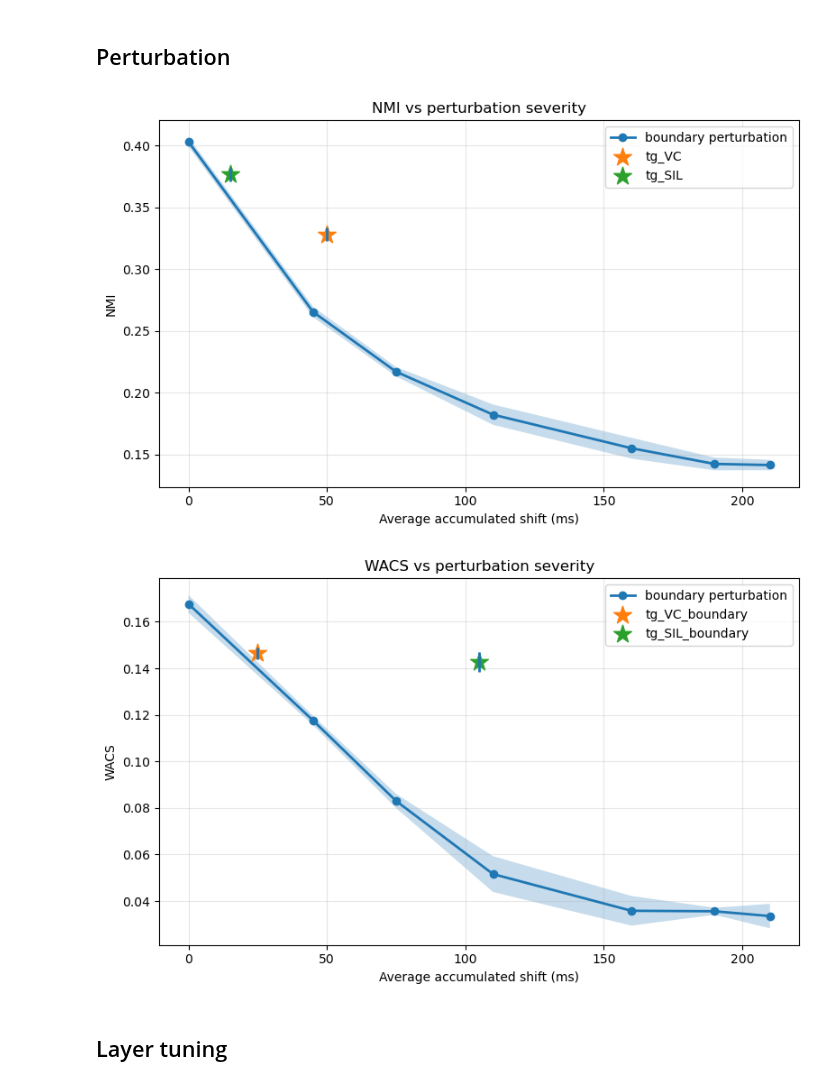
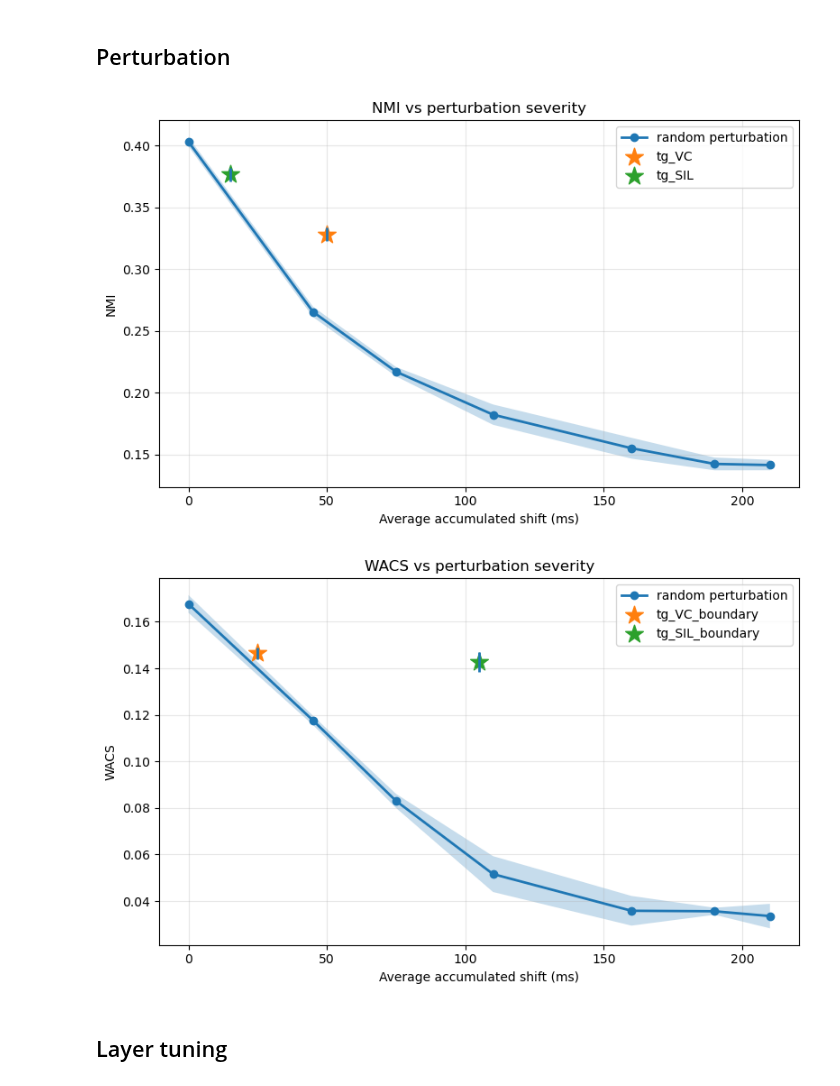
Before and after one commit to mahesh-ak/MFA, a Jupyter notebook: Analysis.ipynb, the cells around one changed output. Drawn from its saved outputs; the diff is of its cells as text; code cells hidden in the pictures.

```diff
--- a/Analysis.ipynb
+++ b/Analysis.ipynb
@@ -96,7 +96,7 @@ def plot_metric(metric_name,ylabel):
         means,
         marker="o",
         linewidth=2,
-        label="boundary perturbation"
+        label="random perturbation"
     )
 
     plt.fill_between(
@@ -133,38 +133,38 @@ def plot_metric(metric_name,ylabel):
             [mean],
             marker='*',
             s=220,
-            label=k
+            label=k,
         )
 
         plt.vlines(
             x,
             mean-std,
             mean+std,
             linewidth=2
         )
 
     # -------------------------------------
     # cosmetics
     # -------------------------------------
     plt.xlabel("Average accumulated shift (ms)")
     plt.ylabel(ylabel)
 
     plt.title(f"{ylabel} vs perturbation severity")
 
     plt.grid(True,alpha=0.3)
     plt.legend()
 
     plt.tight_layout()
     plt.show()
 
 # ---------------------------------------------------------
 # PLOTS
 # ---------------------------------------------------------
 plot_metric("nmi","NMI")
 plot_metric("wacs","WACS")
 # %% [output]
-[figure, old version]
+[figure, new version]
-[figure, old version]
+[figure, new version]
 # %% [markdown]
 ## Layer tuning
 # %%
```
Also changed, not shown: parts of 1 cell of this notebook, 1 other file.
